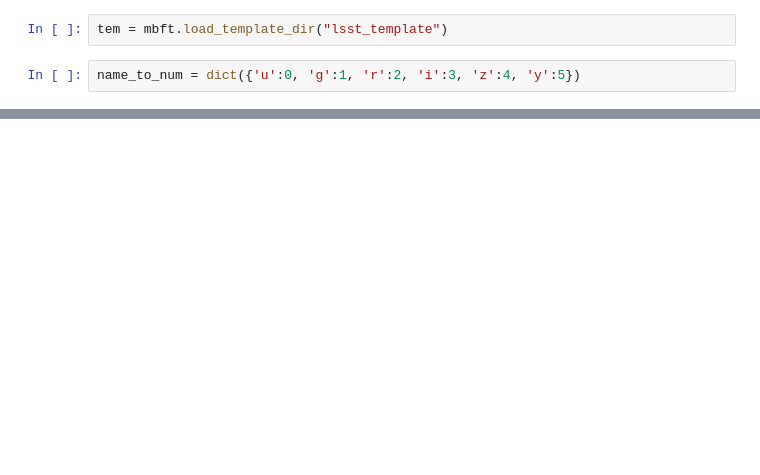
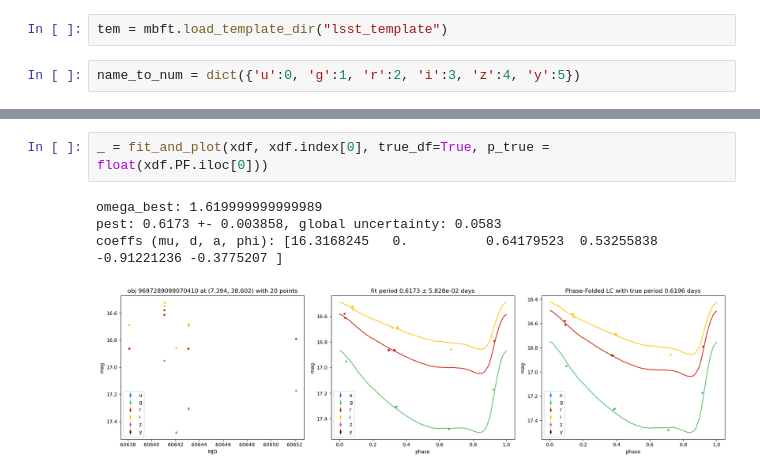
Before and after one commit to scharney/rrlmbft, a Jupyter notebook: DP1_example.ipynb, the cells around one changed output, grey strips where cells are left out. Drawn from its saved outputs; the diff is of its cells as text; blank space fills up the shorter version.

```diff
--- a/DP1_example.ipynb
+++ b/DP1_example.ipynb
@@ -174,0 +221,7 @@ pest: 0.5879 +- 0.000519, global uncertainty: 0.0004
+# %%
+_ = fit_and_plot(xdf, xdf.index[0], true_df=True, p_true = float(xdf.PF.iloc[0]))
+# %% [output]
+omega_best: 1.619999999999989
+pest: 0.6173 +- 0.003858, global uncertainty: 0.0583
+coeffs (mu, d, a, phi): [16.3168245   0.          0.64179523  0.53255838 -0.91221236 -0.3775207 ]
+[figure, added]
```
Also changed, not shown: parts of 5 cells of this notebook, 1 other file.
